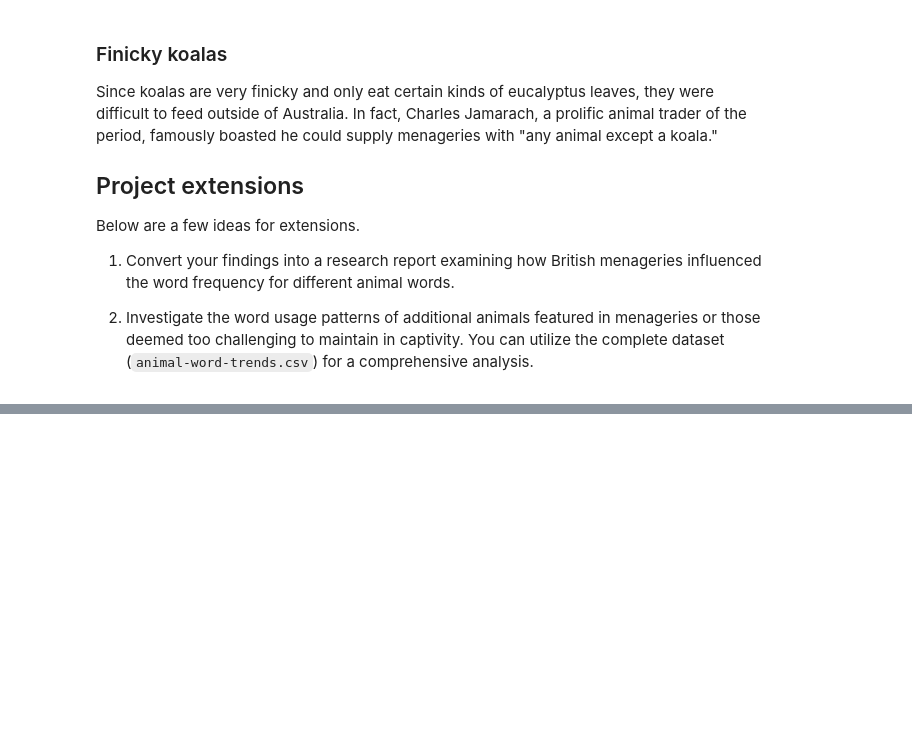
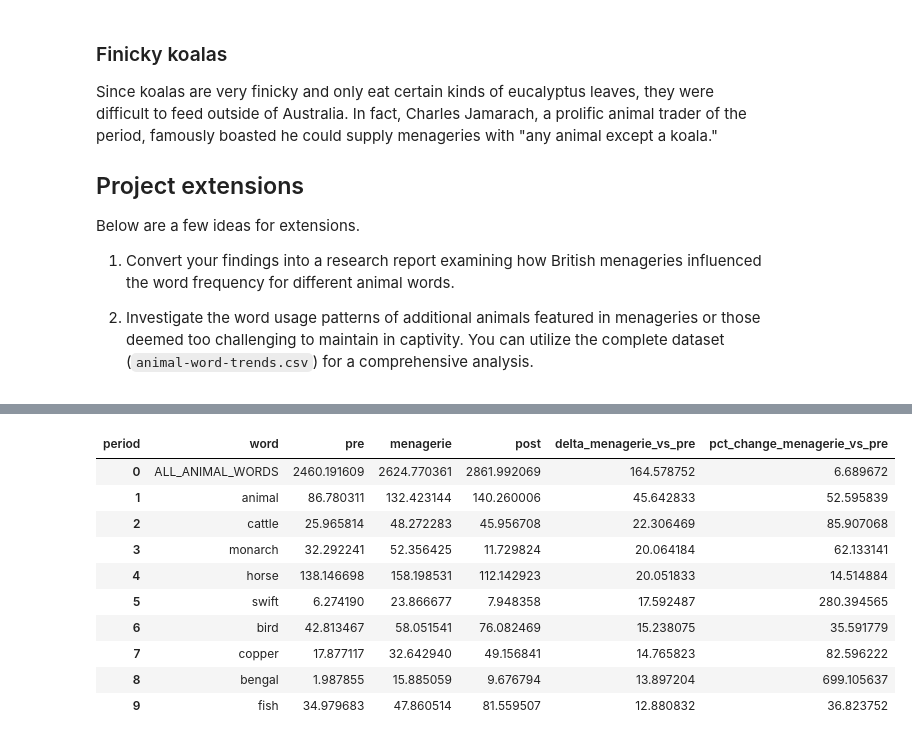
Before and after one commit to ojeduard/Data-Science-Essentials, a Jupyter notebook: Data_Storytelling/Start_Projects/any-animal-except-project/any-animal-except-project.ipynb, the cells around one changed output, grey strips where cells are left out. Cells and saved outputs as stored; diff of their text form; code cells hidden in the pictures; blank space fills up the shorter version.

```diff
--- a/Data_Storytelling/Start_Projects/any-animal-except-project/any-animal-except-project.ipynb
+++ b/Data_Storytelling/Start_Projects/any-animal-except-project/any-animal-except-project.ipynb
@@ -119,0 +146,36 @@ Below are a few ideas for extensions.
+# %%
+# Promedio de frecuencia por animal y período
+period_means = (
+    df.groupby(['word','period'], as_index=False)['frequency']
+      .mean()
+      .pivot(index='word', columns='period', values='frequency')
+      .fillna(0.0)
+)
+
+# Asegurar columnas aunque alguna falte
+for col in ['pre','menagerie','post']:
+    if col not in period_means.columns:
+        period_means[col] = 0.0
+
+# Efectos
+period_means['delta_menagerie_vs_pre'] = period_means['menagerie'] - period_means['pre']
+period_means['pct_change_menagerie_vs_pre'] = (
+    (period_means['delta_menagerie_vs_pre'] / period_means['pre'].replace(0, pd.NA)) * 100
+)
+
+# Ranking (mayores incrementos)
+rank = period_means.sort_values('delta_menagerie_vs_pre', ascending=False)
+rank_top10 = rank.head(10).reset_index()  # para revisar
+rank_top10[['word','pre','menagerie','post','delta_menagerie_vs_pre','pct_change_menagerie_vs_pre']]
+# %% [output]
+| period | word | pre | menagerie | post | delta_menagerie_vs_pre | pct_change_menagerie_vs_pre |
+| 0 | ALL_ANIMAL_WORDS | 2460.191609 | 2624.770361 | 2861.992069 | 164.578752 | 6.689672 |
+| 1 | animal | 86.780311 | 132.423144 | 140.260006 | 45.642833 | 52.595839 |
+| 2 | cattle | 25.965814 | 48.272283 | 45.956708 | 22.306469 | 85.907068 |
+| 3 | monarch | 32.292241 | 52.356425 | 11.729824 | 20.064184 | 62.133141 |
+| 4 | horse | 138.146698 | 158.198531 | 112.142923 | 20.051833 | 14.514884 |
+| 5 | swift | 6.274190 | 23.866677 | 7.948358 | 17.592487 | 280.394565 |
+| 6 | bird | 42.813467 | 58.051541 | 76.082469 | 15.238075 | 35.591779 |
+| 7 | copper | 17.877117 | 32.642940 | 49.156841 | 14.765823 | 82.596222 |
+| 8 | bengal | 1.987855 | 15.885059 | 9.676794 | 13.897204 | 699.105637 |
+| 9 | fish | 34.979683 | 47.860514 | 81.559507 | 12.880832 | 36.823752 |
```
Also changed, not shown: parts of 5 cells of this notebook, 5 other files.
